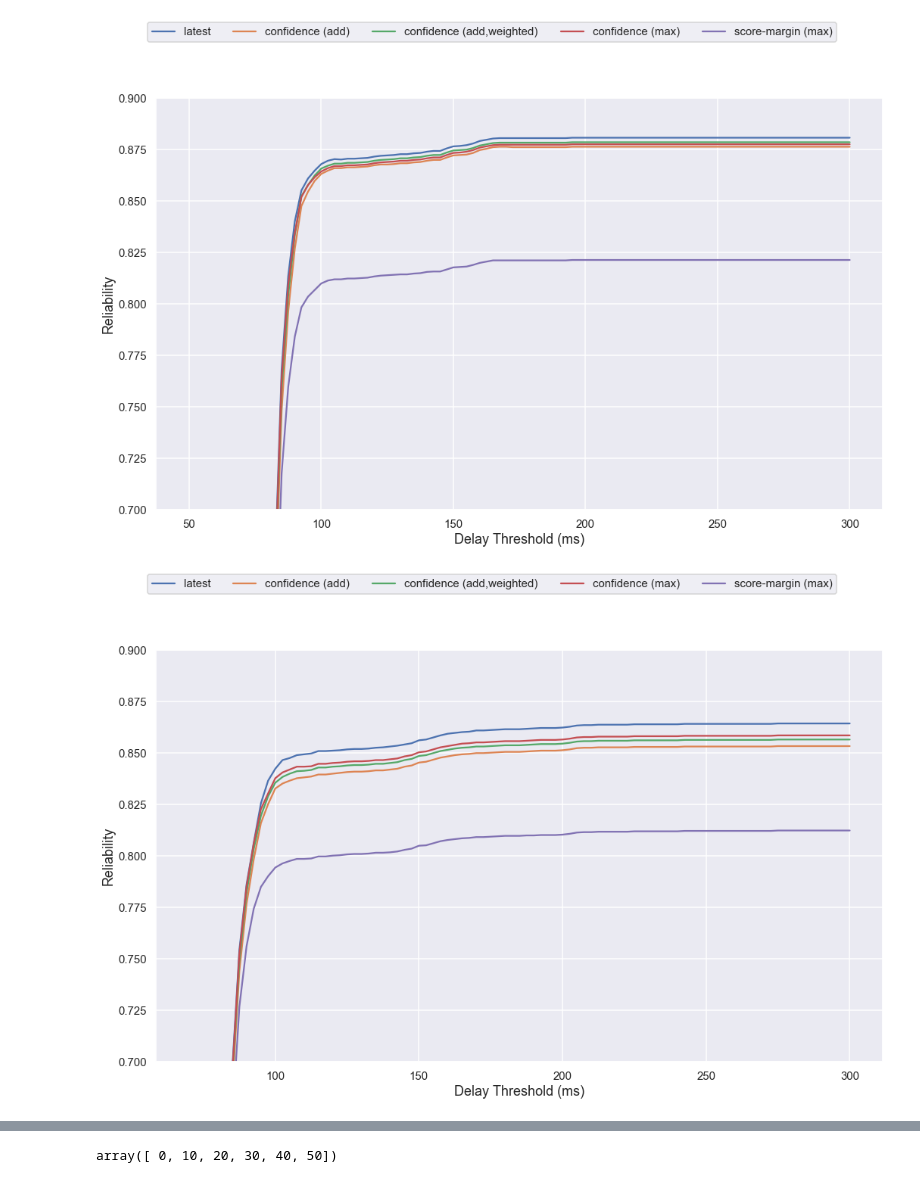
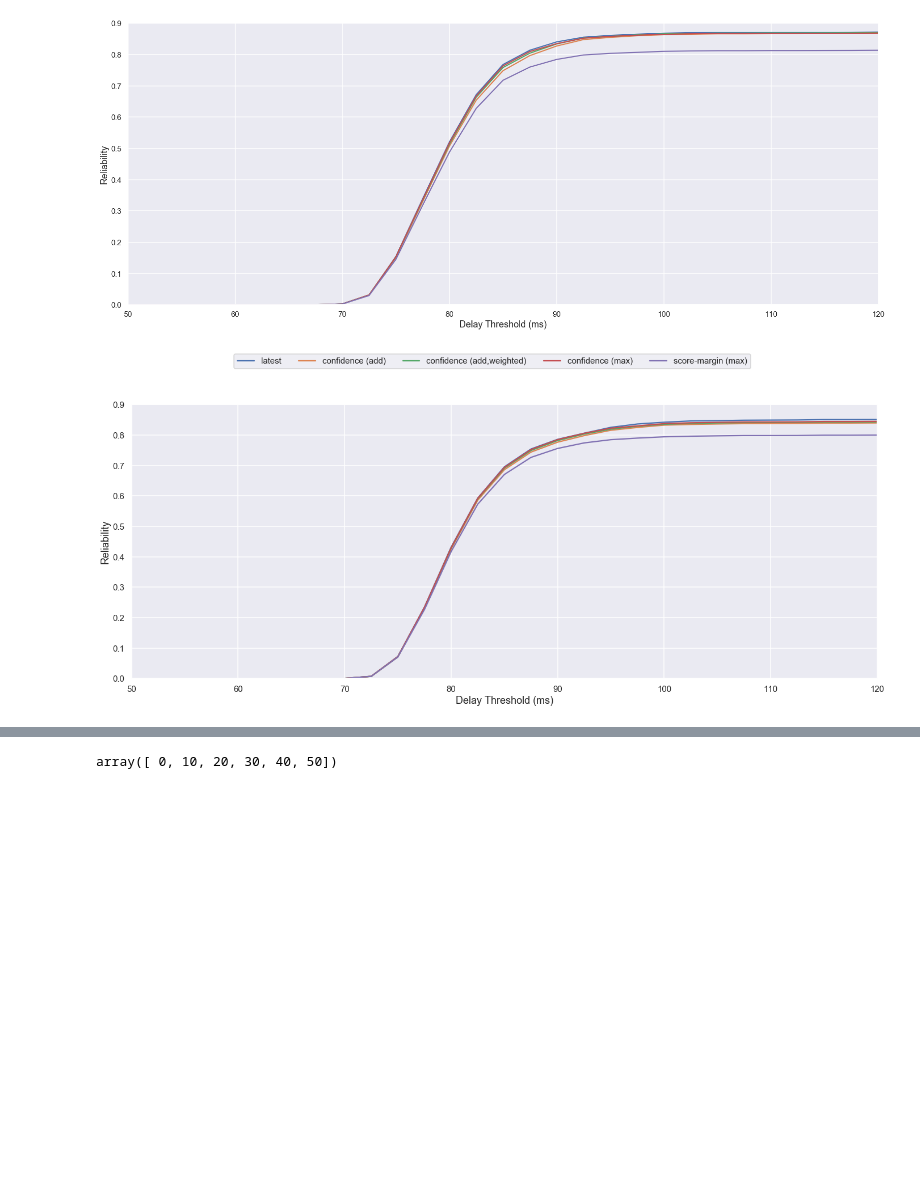
Before and after one commit to AlexKarlsen/thesis-src, a Jupyter notebook: DDNN/edge_test/sandbox.ipynb, the cells around one changed output, grey strips where cells are left out. Cells and saved outputs as stored; diff of their text form; code cells hidden in the pictures; blank space fills up the shorter version.

```diff
--- a/DDNN/edge_test/sandbox.ipynb
+++ b/DDNN/edge_test/sandbox.ipynb
@@ -12,3 +12,12 @@ params = {'legend.fontsize': 'large',
 plt.rcParams.update(params)
 
 from matplotlib.ticker import MultipleLocator
+
+def export_legend(legend, filename="legend.png"):
+    fig  = legend.figure
+    fig.canvas.draw()
+    bbox  = legend.get_window_extent().transformed(fig.dpi_scale_trans.inverted())
+    fig.savefig(filename, dpi="figure", bbox_inches=bbox.expanded(1.05,1.4))
+
+current_palette = sns.color_palette()
+sns.palplot(current_palette)
@@ -15,5 +26,6 @@ from matplotlib.ticker import MultipleLocator
 # %%
 labels = ['B-ResNet', 'B-DenseNet', 'MSDNet']
+models = ['b-resnet', 'b-densenet', 'msdnet']
 results = {
     'b-resnet' : pd.read_json('nuc_2_jetson_b-resnet_analysis2.json'),
     'b-densenet' : pd.read_json('nuc_2_jetson_b-densenet_analysis2.json'),
@@ -23,6 +35,6 @@ results = {
 methods = ['latest', 'confidence (add)', 'confidence (add,weighted)', 'confidence (max)', 'score-margin (max)',
            'score_margin (add)' , 'score-margin (add,weighted)']
 
-results['b-densenet']
+results['b-resnet'][10:50]
 # %% [output]
 |  | Delay Threshold | Exit | N | confidence (add) | confidence (add,weighted) | confidence (max) | latest | ... |
@@ -41,15 +57,21 @@ results['b-densenet']
 # %%
-for net in results:
-    fig, axes = plt.subplots(1,1, figsize=(16,10))
+for net in models[:2]:
+    fig, axes = plt.subplots(1,1, figsize=(22,9))
     for method in methods[:5]:
         axes.plot(results[net]['Delay Threshold'], results[net][method])
-    axes.set_ylim([0.7,0.90])
+    axes.set_ylim([0,0.90])
+    axes.set_xlim([50,120])
     axes.set(xlabel='Delay Threshold (ms)', ylabel='Reliability')
-    fig.legend(methods, ncol=5,
+
+    fig.tight_layout()
+
+
+    plt.savefig(net + '_information-combination.png')
+
+fig.subplots_adjust(top=0.85, left=0.15)
+legend = fig.legend(methods, ncol=5,
                loc="upper center", fontsize='small')
-    fig.tight_layout()
-    fig.subplots_adjust(top=0.85, left=0.15)
-    plt.savefig(net + '_information-combination.png')
+export_legend(legend, 'combinations_legend.png')
 # %% [output]
-[figure, old version]
+[figure, new version]
-[figure, old version]
+[figure, new version]
```
Also changed, not shown: parts of 14 cells of this notebook, 46 other files.
